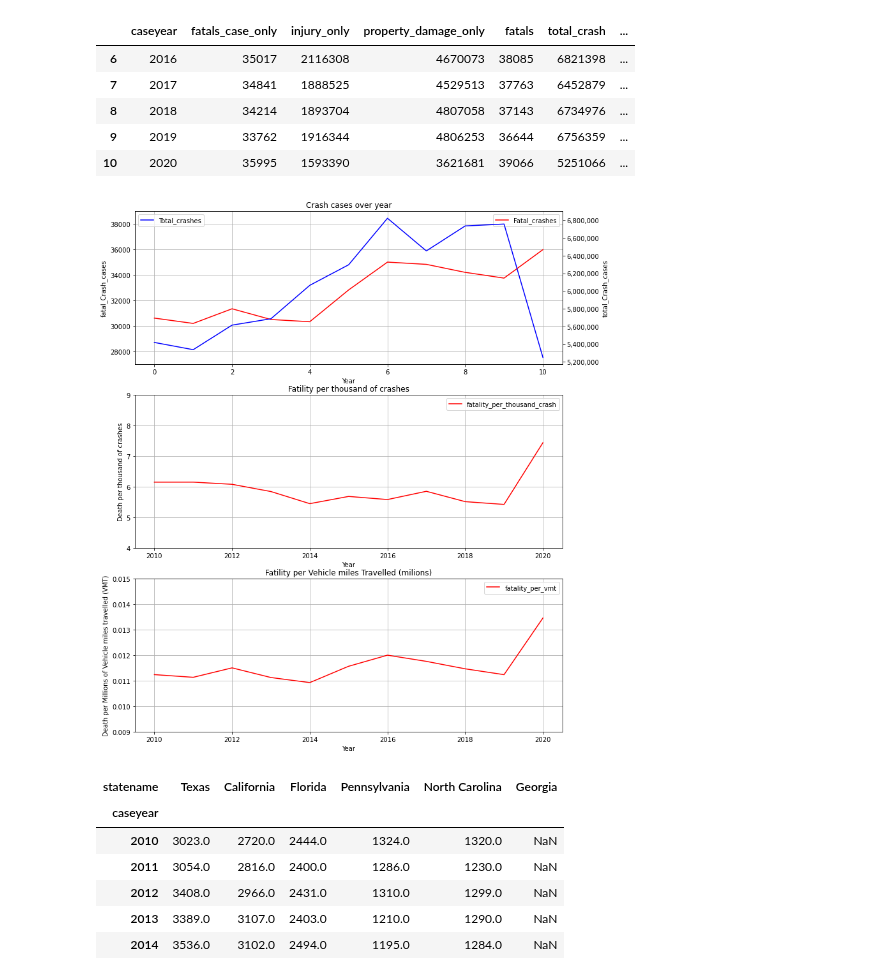
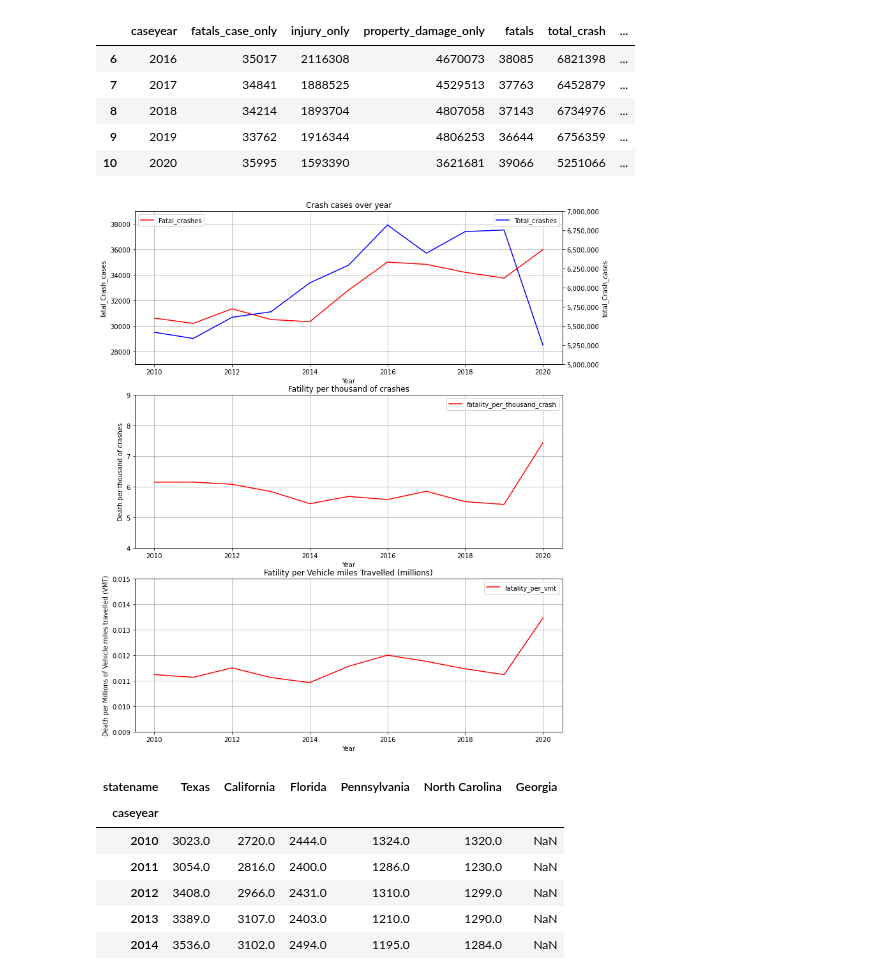
Before and after one commit to MZt92-ui/Project-1-Group-3, a Jupyter notebook: car_crash/data_analyse.ipynb, the cells around one changed output. Cells and saved outputs as stored; diff of their text form; code cells hidden in the pictures.

```diff
--- a/car_crash/data_analyse.ipynb
+++ b/car_crash/data_analyse.ipynb
@@ -16,7 +16,7 @@ from api_keys import g_key
 import gmaps
 # %%
 ##### read data
-fatality = pd.read_csv('data/accident.csv')
+fatality = pd.read_csv('data/ACCIDENT.csv')
 injury_property_damage = pd.read_csv('data/injury_and_property_damage_only.csv')
 vehicle_miles = pd.read_csv('data/vehicle_miles.csv')
 injury_property_damage.head(10)
@@ -86,33 +85,34 @@ summary_crash_case.tail()
 # %%
 # plot total fatal crashes per year
 fig, (p1,p2,p3) = plt.subplots(3,figsize=(12, 15))
-summary_crash_case.fatals_case_only.plot(ax=p1,color='r',title='Crash cases over year')
-summary_crash_case.total_crash.plot(secondary_y=True,ax=p1,color='b')
+summary_crash_case.plot.line(x='caseyear',y='fatals_case_only',ax=p1,color='r',title='Crash cases over year')
+summary_crash_case.plot.line(x='caseyear',y='total_crash',secondary_y=True,ax=p1,color='b')
 #p1.title('Crash cases over year')
-p1.legend(['Fatal_crashes'],loc='upper right')
+p1.legend(['Fatal_crashes'],loc='upper left')
 p1.right_ax.legend(['Total_crashes'])
 p1.set_ylim(27000,39000)
+p1.right_ax.set_ylim(5000000,7000000)
 p1.set_xlabel("Year")
 p1.set_ylabel('fatal_Crash_cases')
 p1.right_ax.set_ylabel('total_Crash_cases')
 p1.right_ax.ticklabel_format(style='plain')
 p1.right_ax.yaxis.set_major_formatter(mpl.ticker.StrMethodFormatter('{x:,.0f}'))
 p1.grid()
 
 #plot total death per thousand of crashes
 summary_crash_case.plot.line(x='caseyear',y='fatality_per_thousand_crash',ax=p2,title='Fatility per thousand of crashes',color='r')
 p2.set_ylim(4,9)
 p2.set_xlabel("Year")
 p2.set_ylabel('Death per thousand of crashes')
 p2.grid()
 #plot total death per Vehicle miles travelled
-summary_crash_case.plot.line(x='caseyear',y='fatality_per_vmt',ax=p3,title='Fatility per Vehicle miles Travelled (milions)',color='r')
+summary_crash_case.plot.line(x='caseyear',y='fatality_per_vmt',ax=p3,title='Fatility per Vehicle miles Travelled (millions)',color='r')
 p3.set_ylim(0.009,0.015)
 p3.set_xlabel("Year")
 p3.set_ylabel('Death per Millions of Vehicle miles travelled (VMT)')
 p3.grid()
 # %% [output]
-[figure, old version]
+[figure, new version]
 # %%
 # create death per state dataframe
 death_by_state = fatality.groupby(['caseyear','statename']).sum()['fatals'].reset_index()
```
Also changed, not shown: parts of 13 cells of this notebook, 1 other file.
